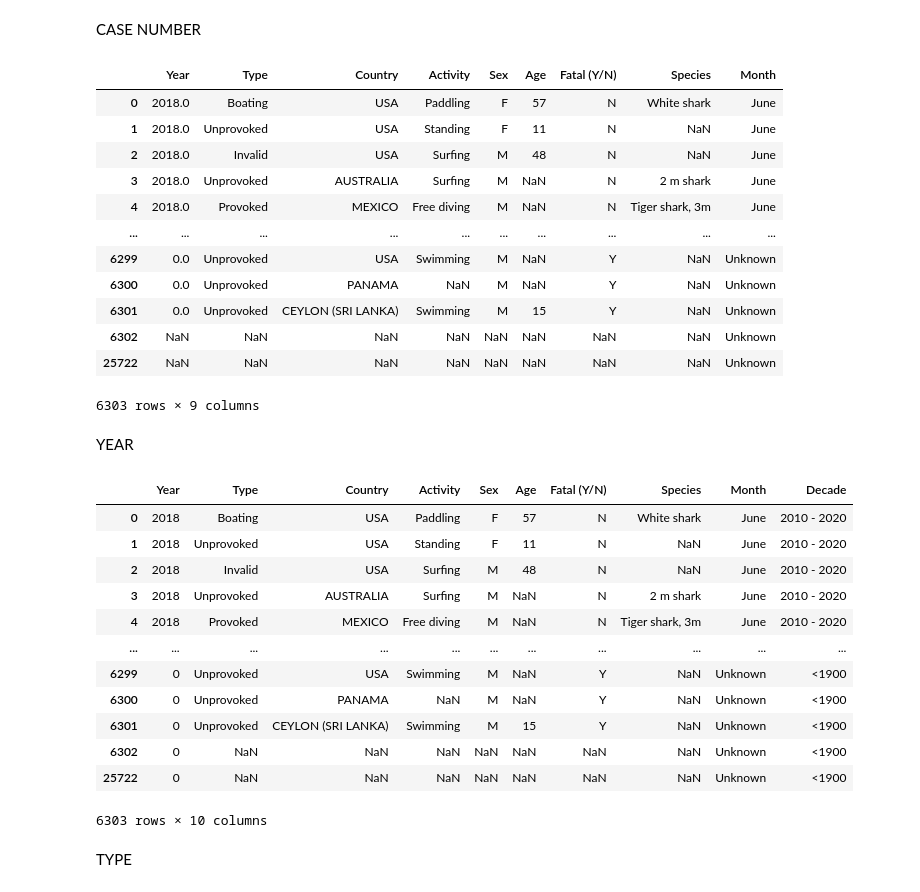
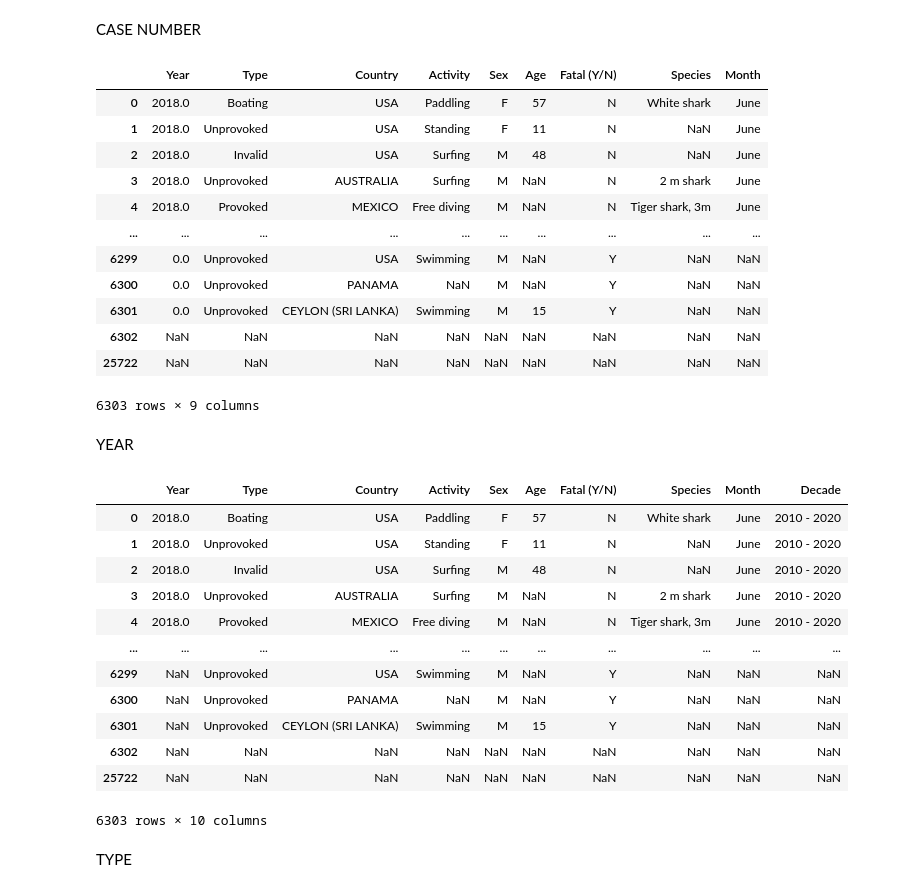
Before and after one commit to marcdalmaum/project_1, a Jupyter notebook: clean.ipynb, the cells around one changed output. Cells and saved outputs as stored; diff of their text form; code cells hidden in the pictures.

```diff
--- a/project.ipynb
+++ b/clean.ipynb
@@ -72,7 +73,7 @@ month_2 = [i[1] for i in month]
 
 for i in df['Month']:
     if i not in month_2:
-        df['Month'].replace(i,'Unknown', inplace= True)
+        df['Month'].replace(i, np.nan , inplace= True)
 # %%
 df.drop('Case Number', axis=1, inplace=True)
 df
@@ -84,35 +85,34 @@ df
 | 3 | 2018.0 | Unprovoked | AUSTRALIA | Surfing | M | NaN | N | 2 m shark | June |
 | 4 | 2018.0 | Provoked | MEXICO | Free diving | M | NaN | N | Tiger shark, 3m | June |
 | ... | ... | ... | ... | ... | ... | ... | ... | ... | ... |
-| 6299 | 0.0 | Unprovoked | USA | Swimming | M | NaN | Y | NaN | Unknown |
-| 6300 | 0.0 | Unprovoked | PANAMA | NaN | M | NaN | Y | NaN | Unknown |
-| 6301 | 0.0 | Unprovoked | CEYLON (SRI LANKA) | Swimming | M | 15 | Y | NaN | Unknown |
-| 6302 | NaN | NaN | NaN | NaN | NaN | NaN | NaN | NaN | Unknown |
-| 25722 | NaN | NaN | NaN | NaN | NaN | NaN | NaN | NaN | Unknown |
+| 6299 | 0.0 | Unprovoked | USA | Swimming | M | NaN | Y | NaN | NaN |
+| 6300 | 0.0 | Unprovoked | PANAMA | NaN | M | NaN | Y | NaN | NaN |
+| 6301 | 0.0 | Unprovoked | CEYLON (SRI LANKA) | Swimming | M | 15 | Y | NaN | NaN |
+| 6302 | NaN | NaN | NaN | NaN | NaN | NaN | NaN | NaN | NaN |
+| 25722 | NaN | NaN | NaN | NaN | NaN | NaN | NaN | NaN | NaN |
 6303 rows × 9 columns
 # %% [markdown]
 YEAR
 # %%
-df['Year'].fillna(0,inplace=True) # Nomes tenim en compte a partir del 1900
-df['Year'] = df['Year'].apply(int)
+df['Year'].replace(0, np.nan, inplace= True)
 # %%
-df["Decade"] = pd.cut(df['Year'], bins=[-1, 1900, 1910, 1920, 1930, 1940, 1950, 1960, 1970, 1980, 1990, 2000, 2010, 2020],
-                labels=['<1900', '1900 - 1910', '1910 - 1920', '1920 - 1930', '1930 - 1940','1940 - 1950', '1950 - 1960',
+df["Decade"] = pd.cut(df['Year'], bins=[1899, 1910, 1920, 1930, 1940, 1950, 1960, 1970, 1980, 1990, 2000, 2010, 2020],
+                labels=['1900 - 1910', '1910 - 1920', '1920 - 1930', '1930 - 1940','1940 - 1950', '1950 - 1960',
                             '1960 - 1970', '1970 - 1980', '1980 - 1990', '1990 - 2000', '2000 - 2010', '2010 - 2020'])
 df
 # %% [output]
 |  | Year | Type | Country | Activity | Sex | Age | Fatal (Y/N) | Species | Month | Decade |
-| 0 | 2018 | Boating | USA | Paddling | F | 57 | N | White shark | June | 2010 - 2020 |
-| 1 | 2018 | Unprovoked | USA | Standing | F | 11 | N | NaN | June | 2010 - 2020 |
-| 2 | 2018 | Invalid | USA | Surfing | M | 48 | N | NaN | June | 2010 - 2020 |
-| 3 | 2018 | Unprovoked | AUSTRALIA | Surfing | M | NaN | N | 2 m shark | June | 2010 - 2020 |
-| 4 | 2018 | Provoked | MEXICO | Free diving | M | NaN | N | Tiger shark, 3m | June | 2010 - 2020 |
+| 0 | 2018.0 | Boating | USA | Paddling | F | 57 | N | White shark | June | 2010 - 2020 |
+| 1 | 2018.0 | Unprovoked | USA | Standing | F | 11 | N | NaN | June | 2010 - 2020 |
+| 2 | 2018.0 | Invalid | USA | Surfing | M | 48 | N | NaN | June | 2010 - 2020 |
+| 3 | 2018.0 | Unprovoked | AUSTRALIA | Surfing | M | NaN | N | 2 m shark | June | 2010 - 2020 |
+| 4 | 2018.0 | Provoked | MEXICO | Free diving | M | NaN | N | Tiger shark, 3m | June | 2010 - 2020 |
 | ... | ... | ... | ... | ... | ... | ... | ... | ... | ... | ... |
-| 6299 | 0 | Unprovoked | USA | Swimming | M | NaN | Y | NaN | Unknown | <1900 |
-| 6300 | 0 | Unprovoked | PANAMA | NaN | M | NaN | Y | NaN | Unknown | <1900 |
-| 6301 | 0 | Unprovoked | CEYLON (SRI LANKA) | Swimming | M | 15 | Y | NaN | Unknown | <1900 |
-| 6302 | 0 | NaN | NaN | NaN | NaN | NaN | NaN | NaN | Unknown | <1900 |
-| 25722 | 0 | NaN | NaN | NaN | NaN | NaN | NaN | NaN | Unknown | <1900 |
+| 6299 | NaN | Unprovoked | USA | Swimming | M | NaN | Y | NaN | NaN | NaN |
+| 6300 | NaN | Unprovoked | PANAMA | NaN | M | NaN | Y | NaN | NaN | NaN |
+| 6301 | NaN | Unprovoked | CEYLON (SRI LANKA) | Swimming | M | 15 | Y | NaN | NaN | NaN |
+| 6302 | NaN | NaN | NaN | NaN | NaN | NaN | NaN | NaN | NaN | NaN |
+| 25722 | NaN | NaN | NaN | NaN | NaN | NaN | NaN | NaN | NaN | NaN |
 6303 rows × 10 columns
 # %% [markdown]
 TYPE
```
Also changed, not shown: parts of 10 cells of this notebook, 2 other files.
